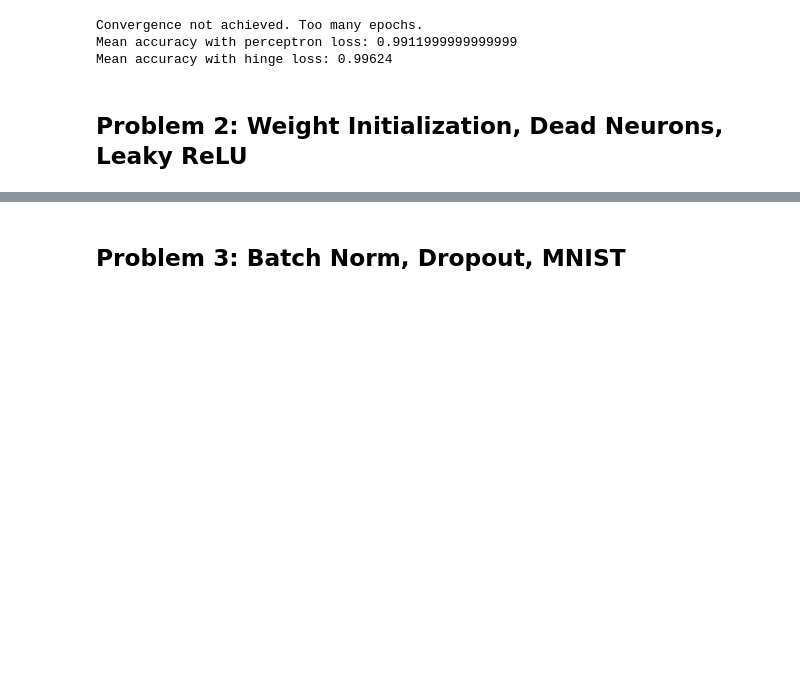
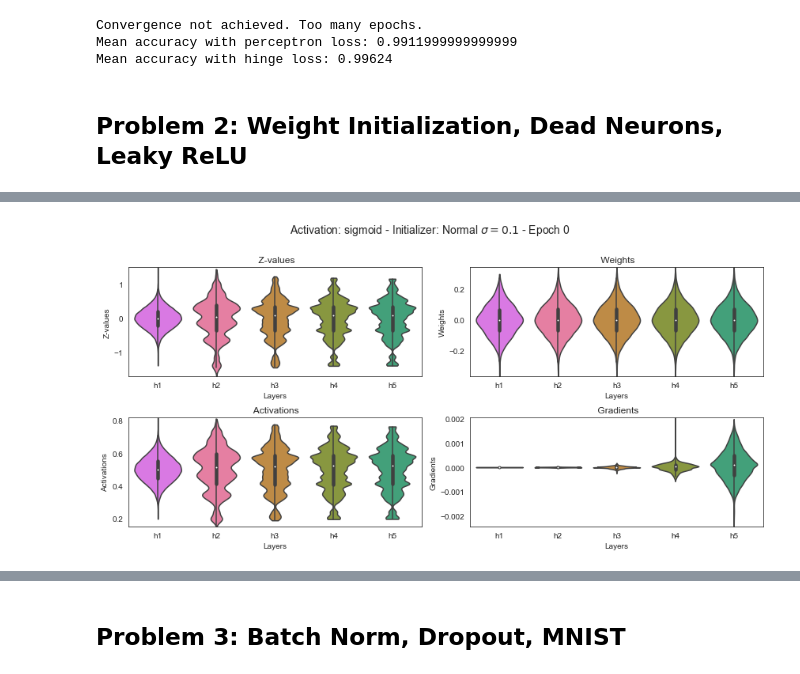
Before and after one commit to codexceed/MS-CS, a Jupyter notebook: Courses/IDLS/hw2/Homework 2.ipynb, the cells around one changed output, grey strips where cells are left out. Saved outputs shown, nothing was run; the diff lists cells and outputs as text; code cells hidden in the pictures; blank space fills up the shorter version.

```diff
--- a/Courses/IDLS/hw2/Homework 2.ipynb
+++ b/Courses/IDLS/hw2/Homework 2.ipynb
@@ -153,0 +192,4 @@ Mean accuracy with hinge loss: 0.99624
+# %%
+plot_violins(std=0.1, activation='sigmoid')
+# %% [output]
+[figure, added]
```
Also changed, not shown: parts of 15 cells of this notebook.
